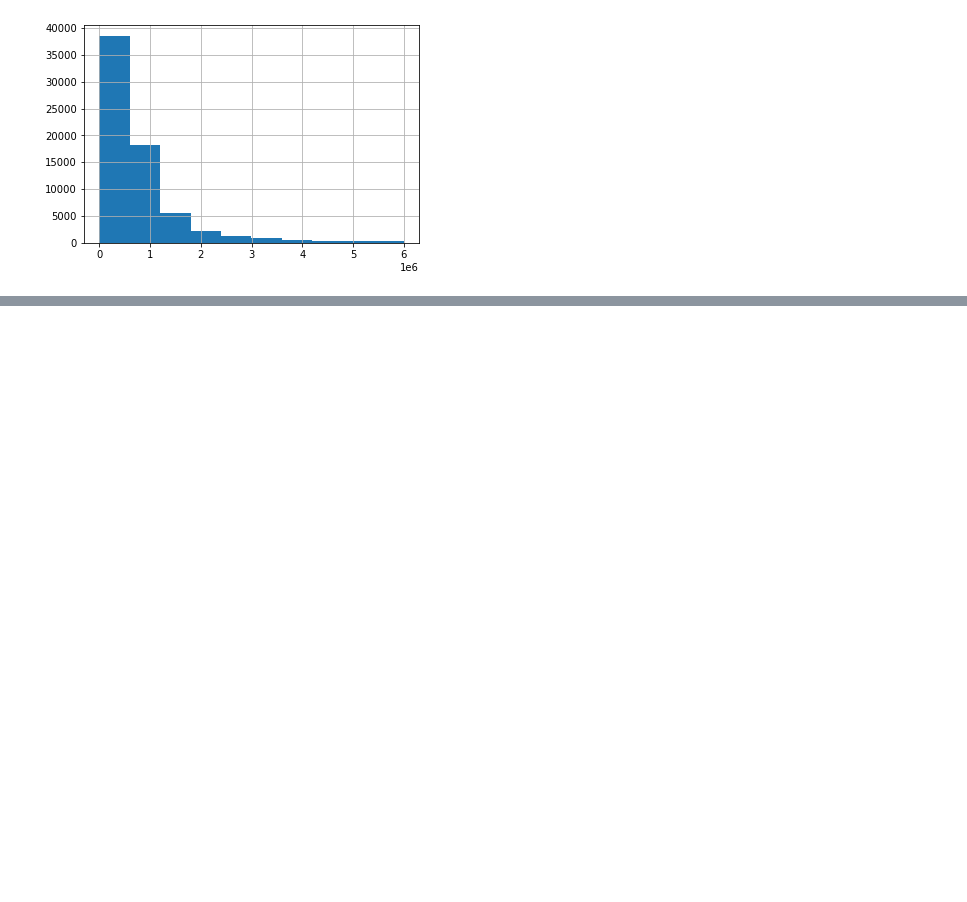
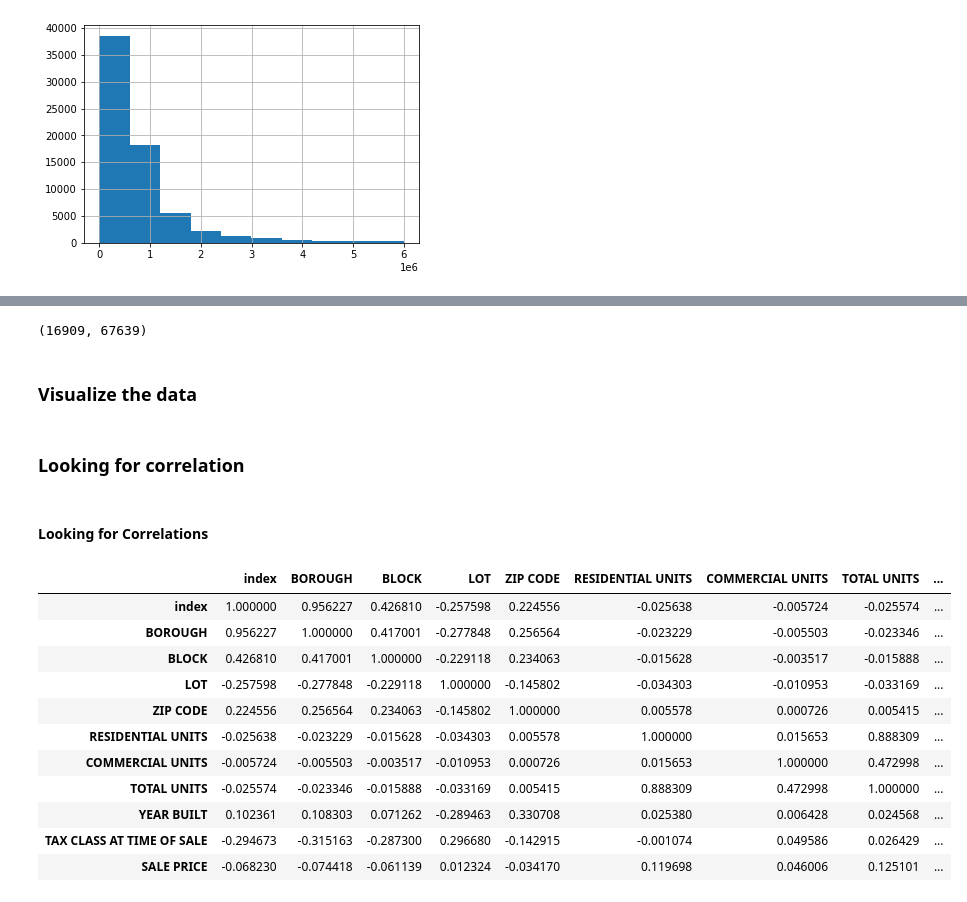
Before and after one commit to joyabhishek/handson-ml2, a Jupyter notebook: myCode/My take on Chapter 2.ipynb, the cells around one changed output, grey strips where cells are left out. Cells and saved outputs as stored; diff of their text form; code cells hidden in the pictures; blank space fills up the shorter version.

Commit message:
Cleaning Data Part 1

```diff
--- a/myCode/My take on Chapter 2.ipynb
+++ b/myCode/My take on Chapter 2.ipynb
@@ -299,0 +373,28 @@ df[df["SALE PRICE"] < 6.000000e+06 ]["SALE PRICE"].hist()
+# %%
+test_set, train_set = crc_split_test_train(df,0.2,"index")
+len(test_set), len(train_set)
+# %% [output]
+(16909, 67639)
+# %% [markdown]
+### Visualize the data
+# %% [markdown]
+### Looking for correlation
+# %% [markdown]
+#### Looking for Correlations
+# %%
+corr_matrix = df.corr()
+# %%
+corr_matrix
+# %% [output]
+|  | index | BOROUGH | BLOCK | LOT | ZIP CODE | RESIDENTIAL UNITS | COMMERCIAL UNITS | TOTAL UNITS | ... |
+| index | 1.000000 | 0.956227 | 0.426810 | -0.257598 | 0.224556 | -0.025638 | -0.005724 | -0.025574 | ... |
+| BOROUGH | 0.956227 | 1.000000 | 0.417001 | -0.277848 | 0.256564 | -0.023229 | -0.005503 | -0.023346 | ... |
+| BLOCK | 0.426810 | 0.417001 | 1.000000 | -0.229118 | 0.234063 | -0.015628 | -0.003517 | -0.015888 | ... |
+| LOT | -0.257598 | -0.277848 | -0.229118 | 1.000000 | -0.145802 | -0.034303 | -0.010953 | -0.033169 | ... |
+| ZIP CODE | 0.224556 | 0.256564 | 0.234063 | -0.145802 | 1.000000 | 0.005578 | 0.000726 | 0.005415 | ... |
+| RESIDENTIAL UNITS | -0.025638 | -0.023229 | -0.015628 | -0.034303 | 0.005578 | 1.000000 | 0.015653 | 0.888309 | ... |
+| COMMERCIAL UNITS | -0.005724 | -0.005503 | -0.003517 | -0.010953 | 0.000726 | 0.015653 | 1.000000 | 0.472998 | ... |
+| TOTAL UNITS | -0.025574 | -0.023346 | -0.015888 | -0.033169 | 0.005415 | 0.888309 | 0.472998 | 1.000000 | ... |
+| YEAR BUILT | 0.102361 | 0.108303 | 0.071262 | -0.289463 | 0.330708 | 0.025380 | 0.006428 | 0.024568 | ... |
+| TAX CLASS AT TIME OF SALE | -0.294673 | -0.315163 | -0.287300 | 0.296680 | -0.142915 | -0.001074 | 0.049586 | 0.026429 | ... |
+| SALE PRICE | -0.068230 | -0.074418 | -0.061139 | 0.012324 | -0.034170 | 0.119698 | 0.046006 | 0.125101 | ... |
```
Also changed, not shown: parts of 54 cells of this notebook, 1 other file.
